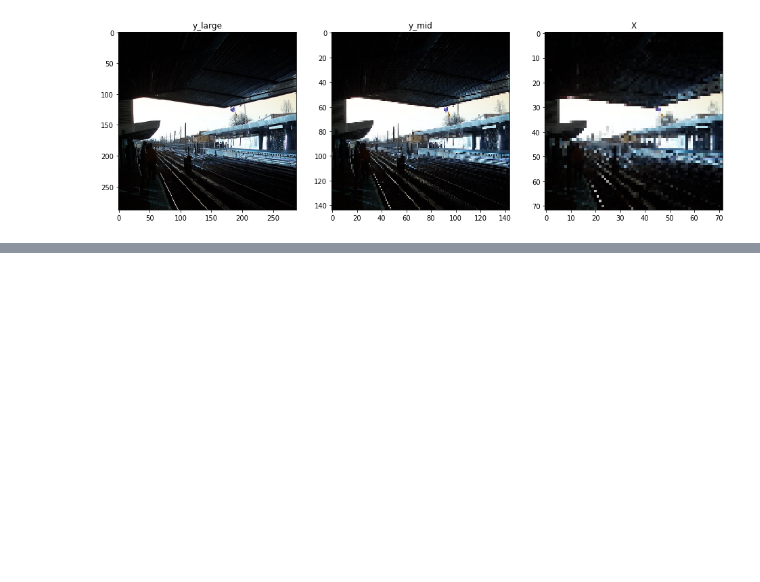
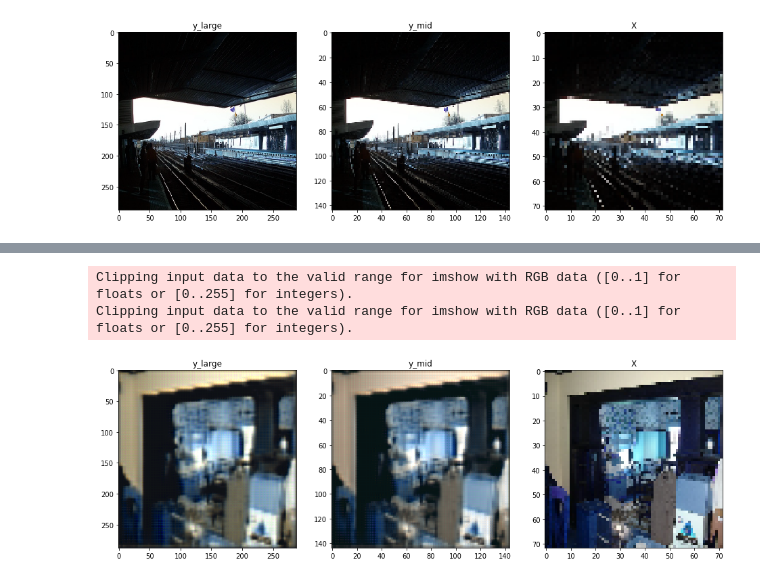
Before and after one commit to adcoh/Y-Data-Deep-Learning, a Jupyter notebook: Week 4/SuperResolution.ipynb, the cells around one changed output, grey strips where cells are left out. Drawn from its saved outputs; the diff is of its cells as text; code cells hidden in the pictures; blank space fills up the shorter version.

```diff
--- a/Week 4/SuperResolution.ipynb
+++ b/Week 4/SuperResolution.ipynb
@@ -325,0 +210,25 @@ SyntaxError: invalid syntax (<ipython-input-32-1a7a09ae7ae9>, line 1)
+# %%
+class convnet2(convnet):
+
+    def __init__(self):
+        super(convnet2, self).__init__()
+        self.upsample2 = nn.ConvTranspose2d(64, 64, 3, stride=2, padding=1)
+        self.conv3_1 = nn.Conv2d(64, 3, 1)
+        self.conv3_2 = nn.Conv2d(64, 3, 1)
+
+    def forward(self, x):
+        h, w = x.shape[-2:]
+        x = self.conv1(x)
+#         print('1st layer output shape: ', x.shape)
+        x = self.conv2(F.leaky_relu(x))
+#         print('2nd layer output shape: ', x.shape)
+        x = self.upsample1(x, output_size=(h*2, w*2))
+        h, w = x.shape[-2:]
+#         print('Upsample layer output shape: ', x.shape)
+        x = F.leaky_relu(x)
+        x_mid = self.conv3_1(x)
+        # print('final layer x_mid output shape: ', x_mid.shape)
+        x_large = self.upsample2(x, output_size=(h*2, w*2))
+        x_large = self.conv3_2(F.leaky_relu(x_large))
+        # print('final layer x_large output shape: ', x_large.shape)
+        return x_mid, x_large
@@ -325,0 +278,13 @@ SyntaxError: invalid syntax (<ipython-input-32-1a7a09ae7ae9>, line 1)
+# %%
+def run_training2(network, model_number):
+    model = network().to(device)
+    wandb.watch(model, log="all")
+    wandb.re
+    optimizer = optim.Adam(model.parameters(), lr=config.lr)
+    loss_fn = nn.MSELoss()
+    for epoch in range(1, config.epochs + 1):
+        train_model_y_mid_large(config, model, trainloader, optimizer, epoch, loss_fn=loss_fn, model_number=model_number)
+        test_model_y_mid_large(config, model, testloader, epoch, loss_fn=loss_fn, model_number=model_number)
+    return model
+# %%
+model2 = run_training2(convnet2, model_number=2)
@@ -325,0 +300,10 @@ SyntaxError: invalid syntax (<ipython-input-32-1a7a09ae7ae9>, line 1)
+# %%
+dataiter = iter(trainloader)
+test = next(dataiter)
+y_mid, y_large = model2(test['X'])
+img_dct = dict(y_large=y_large[0], y_mid=y_mid[0], X=test['X'][0])
+show_images(img_dct)
+# %% [output]
+Clipping input data to the valid range for imshow with RGB data ([0..1] for floats or [0..255] for integers).
+Clipping input data to the valid range for imshow with RGB data ([0..1] for floats or [0..255] for integers).
+[figure, added]
```
Also changed, not shown: parts of 37 cells of this notebook, 1 other file.
